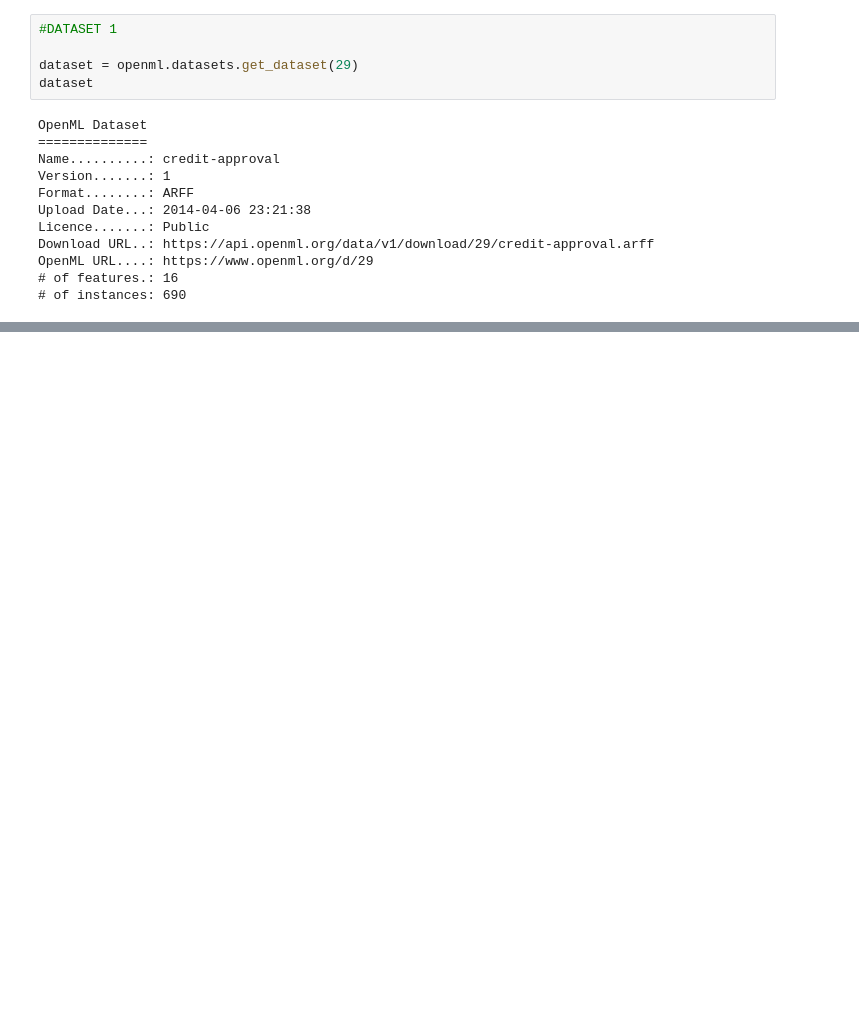
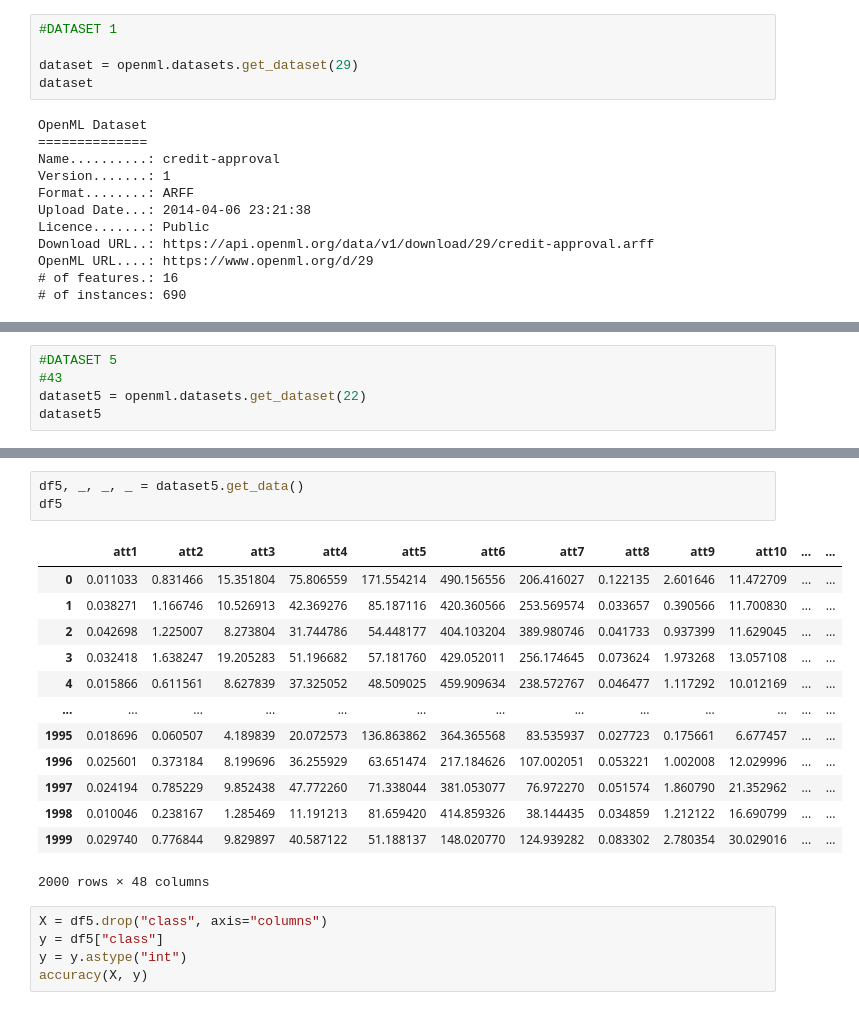
Before and after one commit to totas30/trabalho_ac1, a Jupyter notebook: trabalho_ac1.ipynb, the cells around one changed output, grey strips where cells are left out. Drawn from its saved outputs; the diff is of its cells as text; blank space fills up the shorter version.

```diff
--- a/trabalho_ac1.ipynb
+++ b/trabalho_ac1.ipynb
@@ -383,0 +535,5 @@ accuracy_score(y_test, predictions)
+# %%
+#DATASET 5
+#43
+dataset5 = openml.datasets.get_dataset(22)
+dataset5
@@ -383,0 +552,22 @@ accuracy_score(y_test, predictions)
+# %%
+df5, _, _, _ = dataset5.get_data()
+df5
+# %% [output]
+|  | att1 | att2 | att3 | att4 | att5 | att6 | att7 | att8 | att9 | att10 | ... | ... |
+| 0 | 0.011033 | 0.831466 | 15.351804 | 75.806559 | 171.554214 | 490.156556 | 206.416027 | 0.122135 | 2.601646 | 11.472709 | ... | ... |
+| 1 | 0.038271 | 1.166746 | 10.526913 | 42.369276 | 85.187116 | 420.360566 | 253.569574 | 0.033657 | 0.390566 | 11.700830 | ... | ... |
+| 2 | 0.042698 | 1.225007 | 8.273804 | 31.744786 | 54.448177 | 404.103204 | 389.980746 | 0.041733 | 0.937399 | 11.629045 | ... | ... |
+| 3 | 0.032418 | 1.638247 | 19.205283 | 51.196682 | 57.181760 | 429.052011 | 256.174645 | 0.073624 | 1.973268 | 13.057108 | ... | ... |
+| 4 | 0.015866 | 0.611561 | 8.627839 | 37.325052 | 48.509025 | 459.909634 | 238.572767 | 0.046477 | 1.117292 | 10.012169 | ... | ... |
+| ... | ... | ... | ... | ... | ... | ... | ... | ... | ... | ... | ... | ... |
+| 1995 | 0.018696 | 0.060507 | 4.189839 | 20.072573 | 136.863862 | 364.365568 | 83.535937 | 0.027723 | 0.175661 | 6.677457 | ... | ... |
+| 1996 | 0.025601 | 0.373184 | 8.199696 | 36.255929 | 63.651474 | 217.184626 | 107.002051 | 0.053221 | 1.002008 | 12.029996 | ... | ... |
+| 1997 | 0.024194 | 0.785229 | 9.852438 | 47.772260 | 71.338044 | 381.053077 | 76.972270 | 0.051574 | 1.860790 | 21.352962 | ... | ... |
+| 1998 | 0.010046 | 0.238167 | 1.285469 | 11.191213 | 81.659420 | 414.859326 | 38.144435 | 0.034859 | 1.212122 | 16.690799 | ... | ... |
+| 1999 | 0.029740 | 0.776844 | 9.829897 | 40.587122 | 51.188137 | 148.020770 | 124.939282 | 0.083302 | 2.780354 | 30.029016 | ... | ... |
+2000 rows × 48 columns
+# %%
+X = df5.drop("class", axis="columns")
+y = df5["class"]
+y = y.astype("int")
+accuracy(X, y)
```
Also changed, not shown: parts of 25 cells of this notebook.
